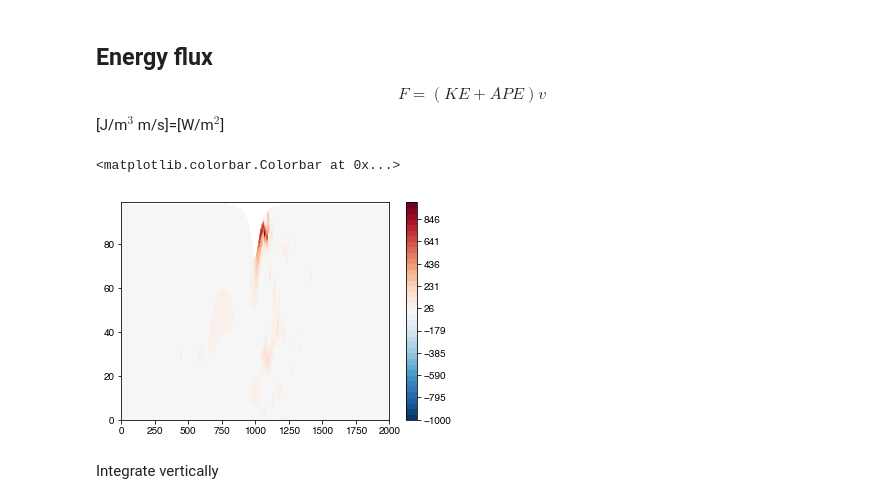
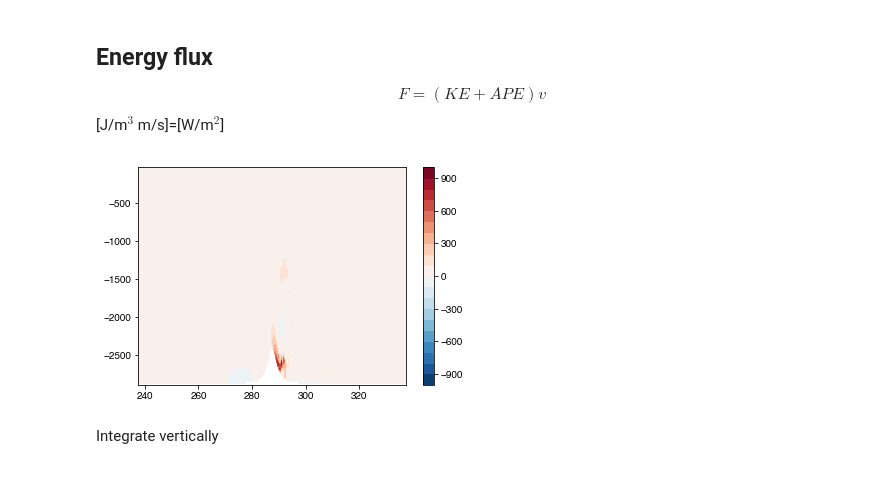
Before and after one commit to gunnarvoet/flow-across-bump, a Jupyter notebook: analysis/bump_analysis.ipynb, the cells around one changed output. Saved outputs shown, nothing was run; the diff lists cells and outputs as text; code cells hidden in the pictures.

```diff
--- a/analysis/bump_analysis.ipynb
+++ b/analysis/bump_analysis.ipynb
@@ -751,13 +760,14 @@ CenterPlot()
 ## Energy flux
 $$F = (KE + APE) v$$ [J/m$^3$ m/s]=[W/m$^2$]
 # %%
-F = np.squeeze(Ekin[150,:,:])*np.squeeze(VC[150,:,:])+np.squeeze(APE[150,:,:])*np.squeeze(VC[150,:,:])
+n = 150
+F = np.squeeze(Ekin[n,:,:])*np.squeeze(VC[n,:,:])+np.squeeze(APE[n,:,:])*np.squeeze(VC[n,:,:])
 # %%
-plt.contourf(F,np.linspace(-1e3,1e3,40),cmap='RdBu_r')
+plt.contourf(grid.Y/1e3,grid.Z,F,np.linspace(-1e3,1e3,21),cmap='RdBu_r')
 plt.colorbar()
+CenterPlot()
 # %% [output]
-<matplotlib.colorbar.Colorbar at 0x...>
-[figure, old version]
+[figure, new version]
 # %% [markdown]
 Integrate vertically
 # %%
```
Also changed, not shown: parts of 9 cells of this notebook.
